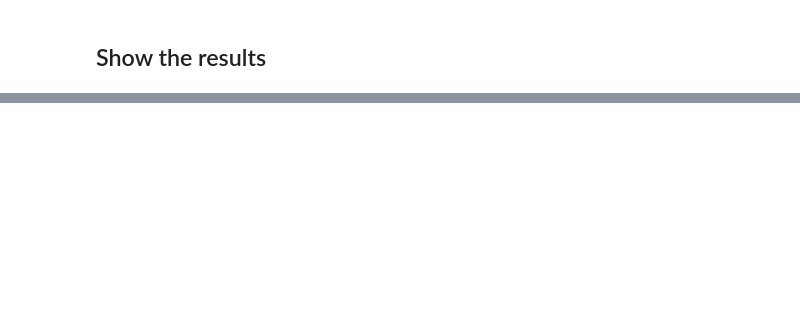
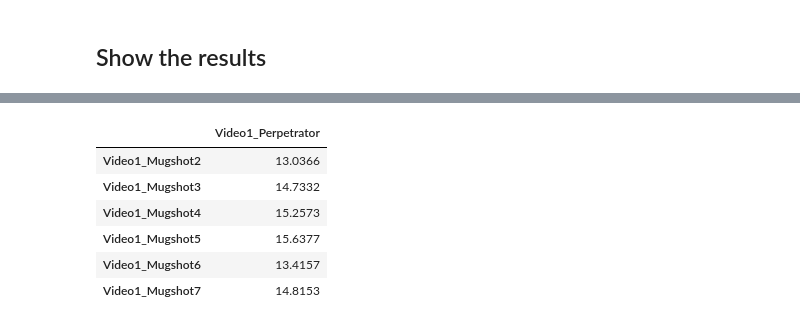
Before and after one commit to lmickes/pyWitnessAI, a Jupyter notebook: tutorial/01_Similarity.ipynb, the cells around one changed output, grey strips where cells are left out. Cells and saved outputs as stored; diff of their text form; code cells hidden in the pictures; blank space fills up the shorter version.

```diff
--- a/tutorial/01_Similarity.ipynb
+++ b/tutorial/01_Similarity.ipynb
@@ -112,0 +107,21 @@ image_analyzer.dataframe()
+# %%
+# Instead of 'euclidean_l2', you can simply use Euclidean distance metric.
+image_analyzer = ImageAnalyzer(
+    column_images=WH_column_images,
+    row_images=WH_row_images,
+    model="Facenet",
+    backend="mtcnn",
+    distance_metric="euclidean",
+    normalization="Facenet"
+)
+
+image_analyzer.process()
+image_analyzer.dataframe()
+# %% [output]
+|  | Video1_Perpetrator |
+| Video1_Mugshot2 | 13.0366 |
+| Video1_Mugshot3 | 14.7332 |
+| Video1_Mugshot4 | 15.2573 |
+| Video1_Mugshot5 | 15.6377 |
+| Video1_Mugshot6 | 13.4157 |
+| Video1_Mugshot7 | 14.8153 |
```
Also changed, not shown: parts of 33 cells of this notebook, 6 other files.
